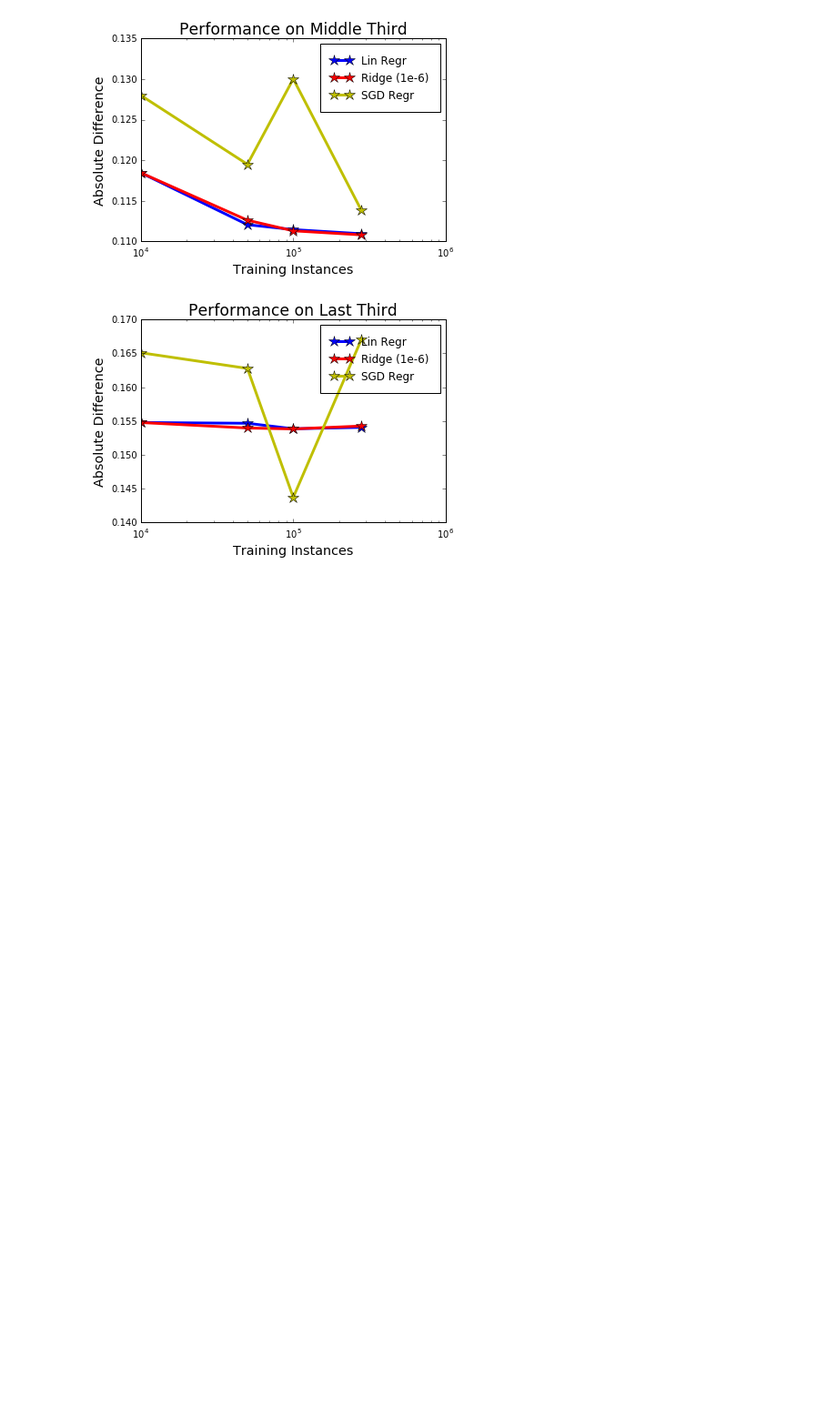
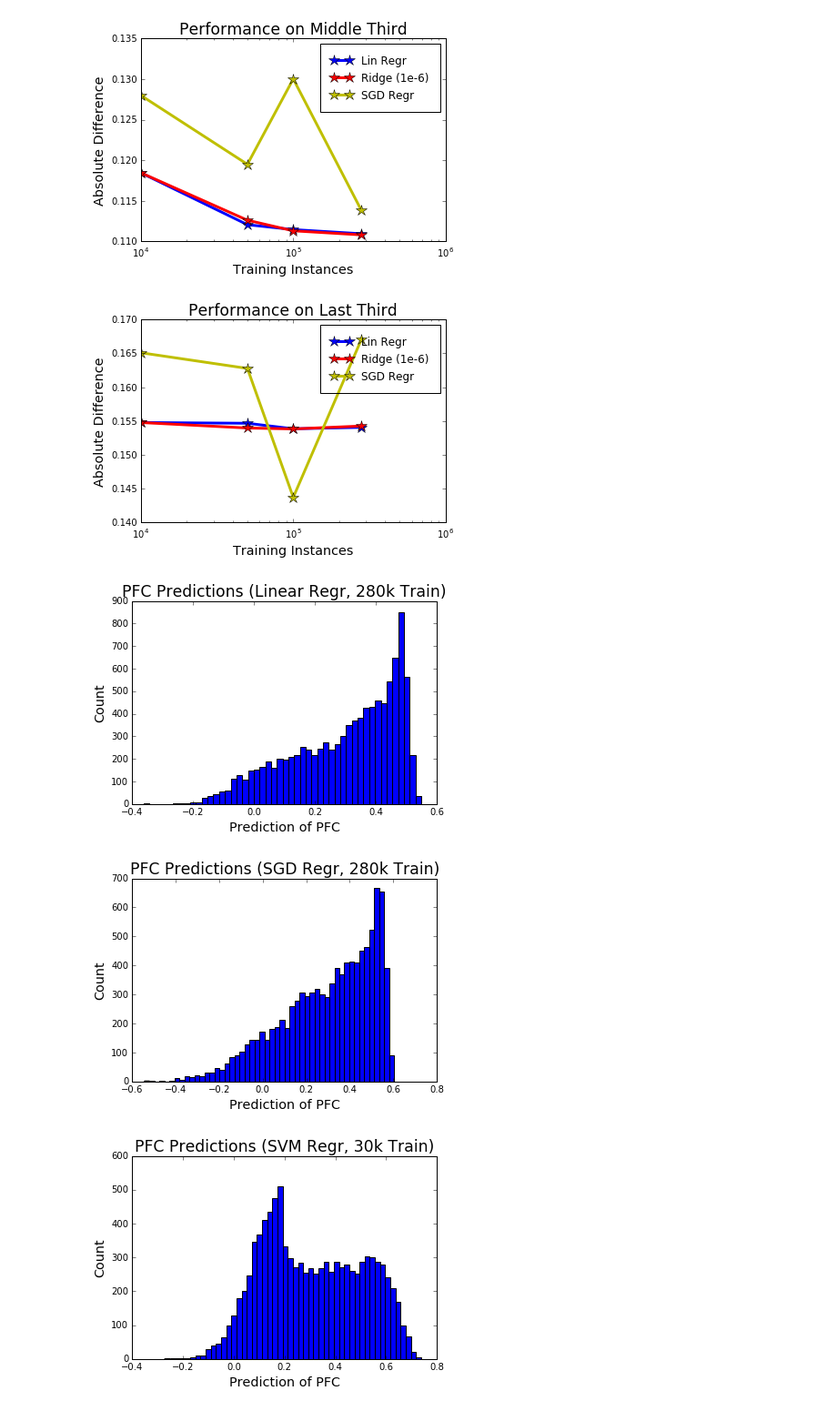
Before and after one commit to DanielTakeshi/patches_01_06_15, a Jupyter notebook: Figures_for_Progress_Report.ipynb, the cells around one changed output. Shown at 91% size. Cells and saved outputs as stored; diff of their text form; code cells hidden in the pictures; blank space fills up the shorter version.

```diff
--- a/Figures_for_Progress_Report.ipynb
+++ b/Figures_for_Progress_Report.ipynb
@@ -273,3 +273,35 @@ plt.savefig('fig_thirds_third.png')
 [figure]
 [figure]
 [figure]
+# %%
+# OK, new stuff on January 11. Let's get the three histograms ready.
+# NOTE these rely on the file names here. Given that they get changed, I'm
+# commenting out the plot saving so that these don't get overridden.
+
+predictions = np.loadtxt('predictions_Linear Regression.txt')
+plt.figure()
+plt.title('PFC Predictions (Linear Regr, 280k Train)', size='xx-large')
+plt.xlabel('Prediction of PFC', size='x-large')
+plt.ylabel('Count', size='x-large')
+plt.hist(predictions, bins=50)
+#plt.savefig('fig_preds_lin.png')
+
+predictions = np.loadtxt('predictions_SGD Regressor (Huber, L2).txt')
+plt.figure()
+plt.title('PFC Predictions (SGD Regr, 280k Train)', size='xx-large')
+plt.xlabel('Prediction of PFC', size='x-large')
+plt.ylabel('Count', size='x-large')
+plt.hist(predictions, bins=50)
+#plt.savefig('fig_preds_sgd.png')
+
+predictions = np.loadtxt('predictions_SVM Regression (RBF).txt')
+plt.figure()
+plt.title('PFC Predictions (SVM Regr, 30k Train)', size='xx-large')
+plt.xlabel('Prediction of PFC', size='x-large')
+plt.ylabel('Count', size='x-large')
+plt.hist(predictions, bins=50)
+#plt.savefig('fig_preds_svm.png')
+# %% [output]
+[figure, added]
+[figure, added]
+[figure, added]
```
Also changed, not shown: parts of 2 cells of this notebook, 1 other file.
